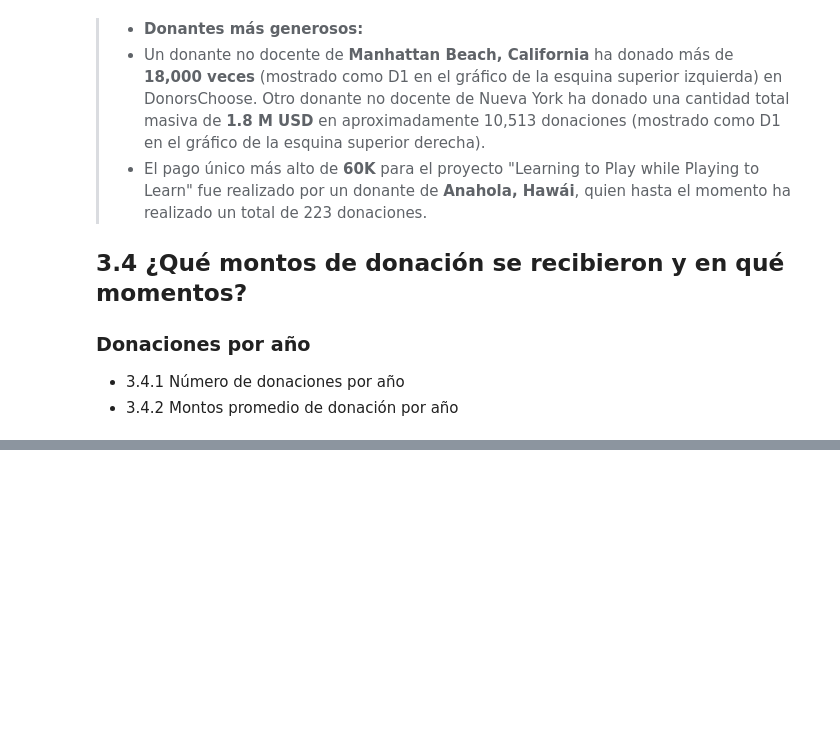
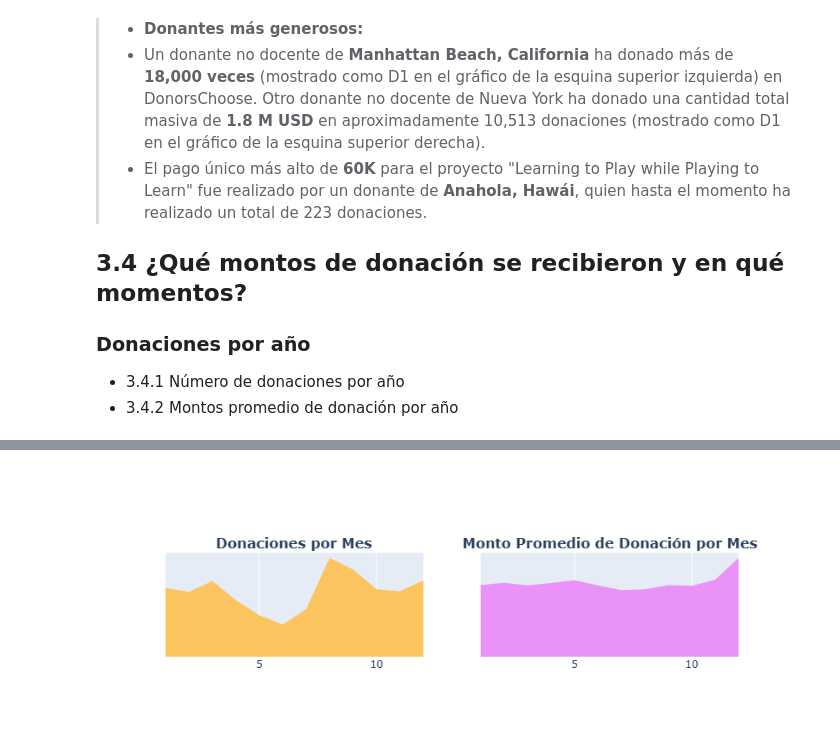
Before and after one commit to Anakaren-at/ADND_Prueba_Practica05, a Jupyter notebook: Practica05/Practica05_230292.ipynb, the cells around one changed output, grey strips where cells are left out. Saved outputs shown, nothing was run; the diff lists cells and outputs as text; code cells hidden in the pictures; blank space fills up the shorter version.

```diff
--- a/Practica05/Practica05_230292.ipynb
+++ b/Practica05/Practica05_230292.ipynb
@@ -1450,0 +1431,80 @@ iplot(fig)
+# %%
+from plotly.subplots import make_subplots
+import plotly.graph_objs as go
+from plotly.offline import iplot
+
+# Resumen de donaciones por mes
+t2 = donations_df.groupby(['Donation Month']).agg({
+    'Donation Year': 'count',
+    'Donation Amount': 'mean'
+}).reset_index().rename(columns={
+    'Donation Year': 'Total Donations',
+    'Donation Amount': 'Average Amount'
+})
+
+x = t2['Donation Month']
+y1 = t2['Total Donations']
+y2 = t2['Average Amount']
+
+# Gráfica del número de donaciones
+trace1 = go.Scatter(
+    x=x,
+    y=y1,
+    fill='tozeroy',
+    fillcolor='#fcc45f',
+    mode='none'
+)
+
+# Gráfica del monto promedio de donación
+trace2 = go.Scatter(
+    x=x,
+    y=y2,
+    fill='tozeroy',
+    fillcolor='#e993f9',
+    mode='none'
+)
+
+# Crear subgráficas
+fig = make_subplots(
+    rows=1,
+    cols=2,
+    subplot_titles=(
+        "<b>Donaciones por Mes</b>",
+        "<b>Monto Promedio de Donación por Mes</b>"
+    )
+)
+
+fig.add_trace(trace1, row=1, col=1)
+fig.add_trace(trace2, row=1, col=2)
+
+# Configuración del diseño
+fig.update_layout(
+    height=300,
+    showlegend=False
+)
+
+# Configuración del eje Y de la primera gráfica
+fig.update_yaxes(
+    showgrid=False,
+    zeroline=False,
+    showline=False,
+    ticks='',
+    showticklabels=False,
+    row=1,
+    col=1
+)
+
+# Configuración del eje Y de la segunda gráfica
+fig.update_yaxes(
+    showgrid=False,
+    zeroline=False,
+    showline=False,
+    ticks='',
+    showticklabels=False,
+    row=1,
+    col=2
+)
+
+iplot(fig)
+# %% [output]
+[figure, added]
```
Also changed, not shown: parts of 28 cells of this notebook.
